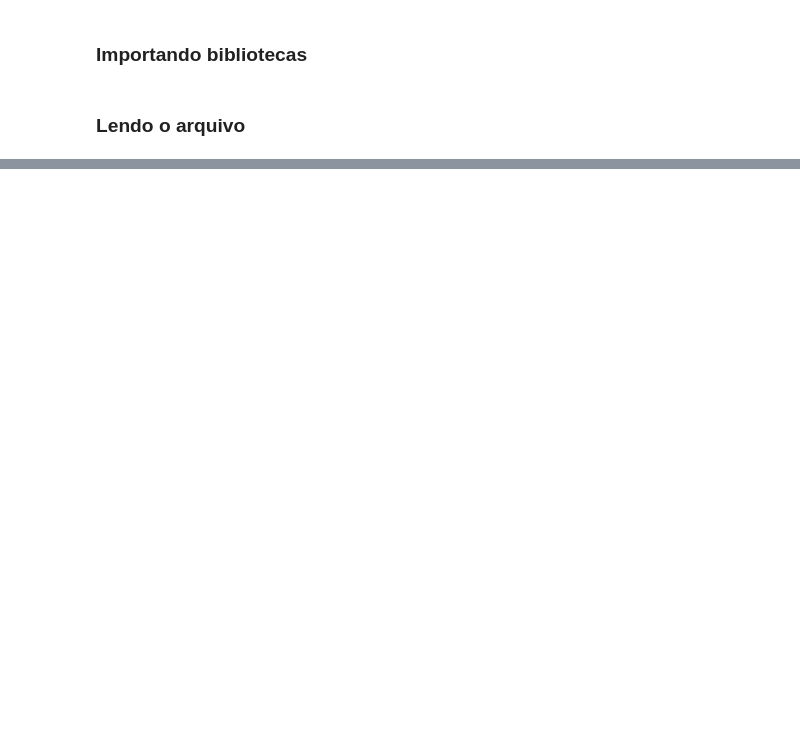
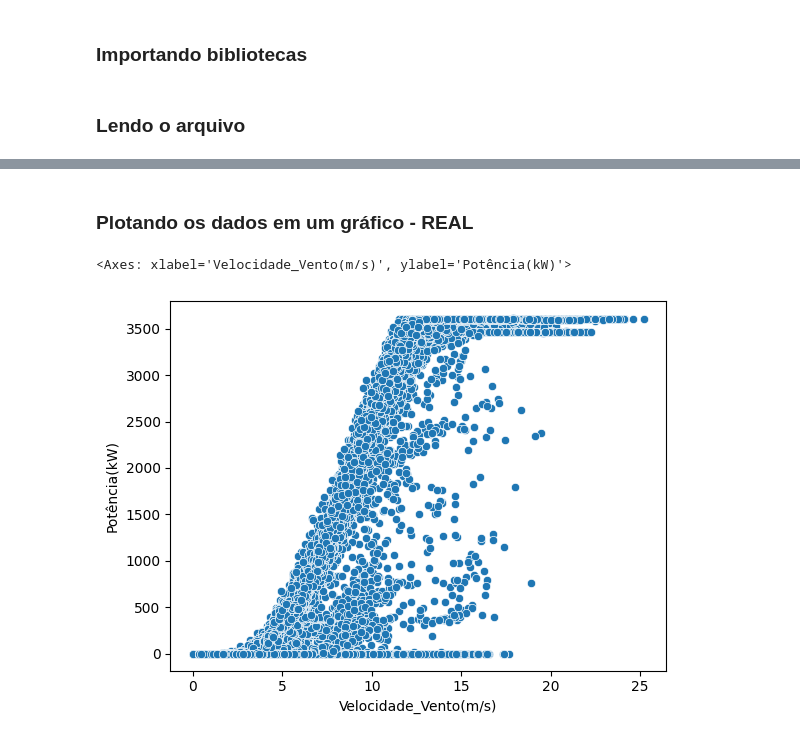
Before and after one commit to leversoncampos/data-notebook, a Jupyter notebook: case_studies/data_analysis/energy_sector/notebook/analise_turbina_eolica.ipynb, the cells around one changed output, grey strips where cells are left out. Saved outputs shown, nothing was run; the diff lists cells and outputs as text; code cells hidden in the pictures; blank space fills up the shorter version.

```diff
--- a/case_studies/data_analysis/energy_sector/notebook/analise_turbina_eolica.ipynb
+++ b/case_studies/data_analysis/energy_sector/notebook/analise_turbina_eolica.ipynb
@@ -26,0 +48,7 @@ display(turbina)
+# %% [markdown]
+### Plotando os dados em um gráfico - REAL
+# %%
+sns.scatterplot(data = turbina, x = 'Velocidade_Vento(m/s)', y = 'Potência(kW)')
+# %% [output]
+<Axes: xlabel='Velocidade_Vento(m/s)', ylabel='Potência(kW)'>
+[figure, added]
```
Also changed, not shown: parts of 10 cells of this notebook.
